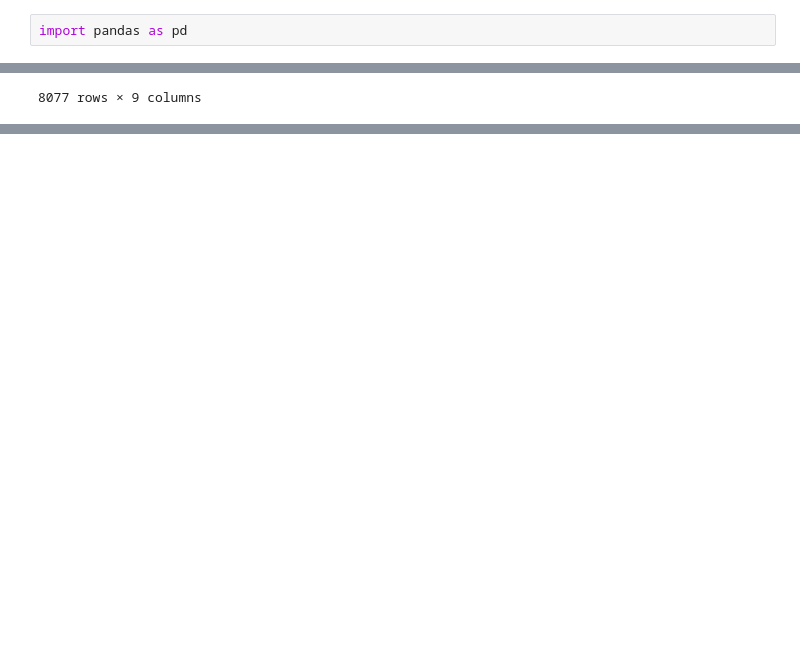
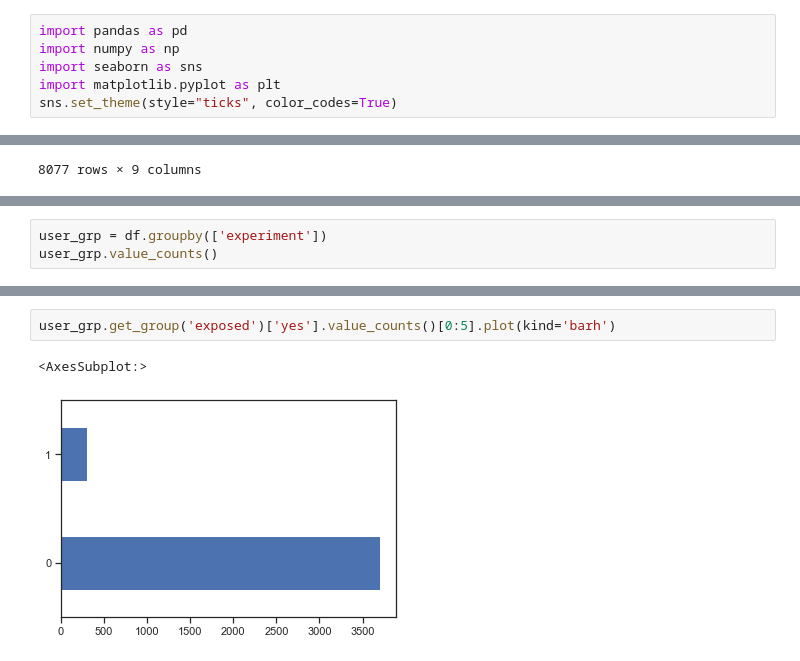
Before and after one commit to RYees/A-B-testing, a Jupyter notebook: notebooks/ab_dataframe.ipynb, the cells around one changed output, grey strips where cells are left out. Drawn from its saved outputs; the diff is of its cells as text; blank space fills up the shorter version.

Commit message:
data exploration with graphs

```diff
--- a/notebooks/ab_dataframe.ipynb
+++ b/notebooks/ab_dataframe.ipynb
@@ -1,5 +1,9 @@
 # %%
 import pandas as pd
+import numpy as np
+import seaborn as sns
+import matplotlib.pyplot as plt
+sns.set_theme(style="ticks", color_codes=True)
 # %%
 df = pd.read_csv('../data/AdSmartABdata.csv')
 df
@@ -19,0 +152,3 @@ df
+# %%
+user_grp = df.groupby(['experiment'])
+user_grp.value_counts()
@@ -19,0 +169,5 @@ df
+# %%
+user_grp.get_group('exposed')['yes'].value_counts()[0:5].plot(kind='barh')
+# %% [output]
+<AxesSubplot:>
+[figure, added]
```
Also changed, not shown: parts of 22 cells of this notebook.
